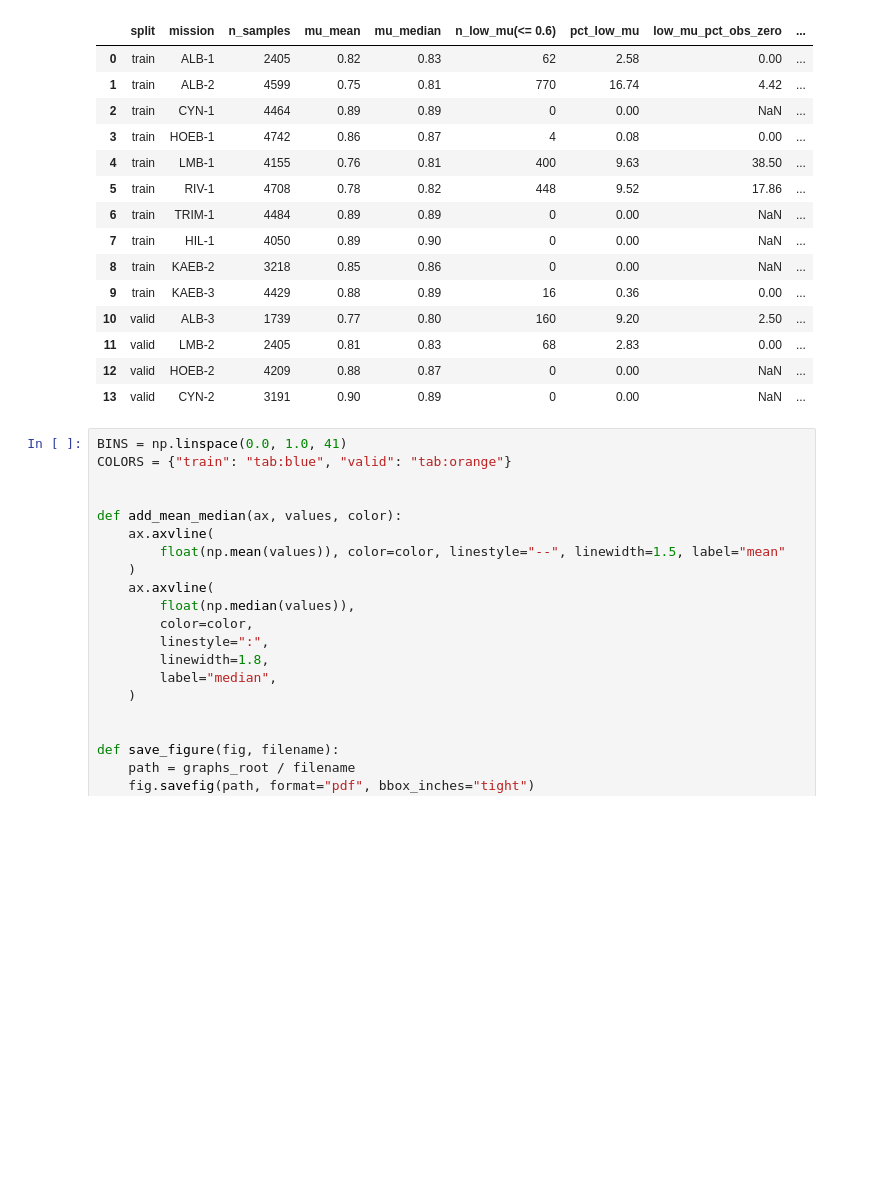
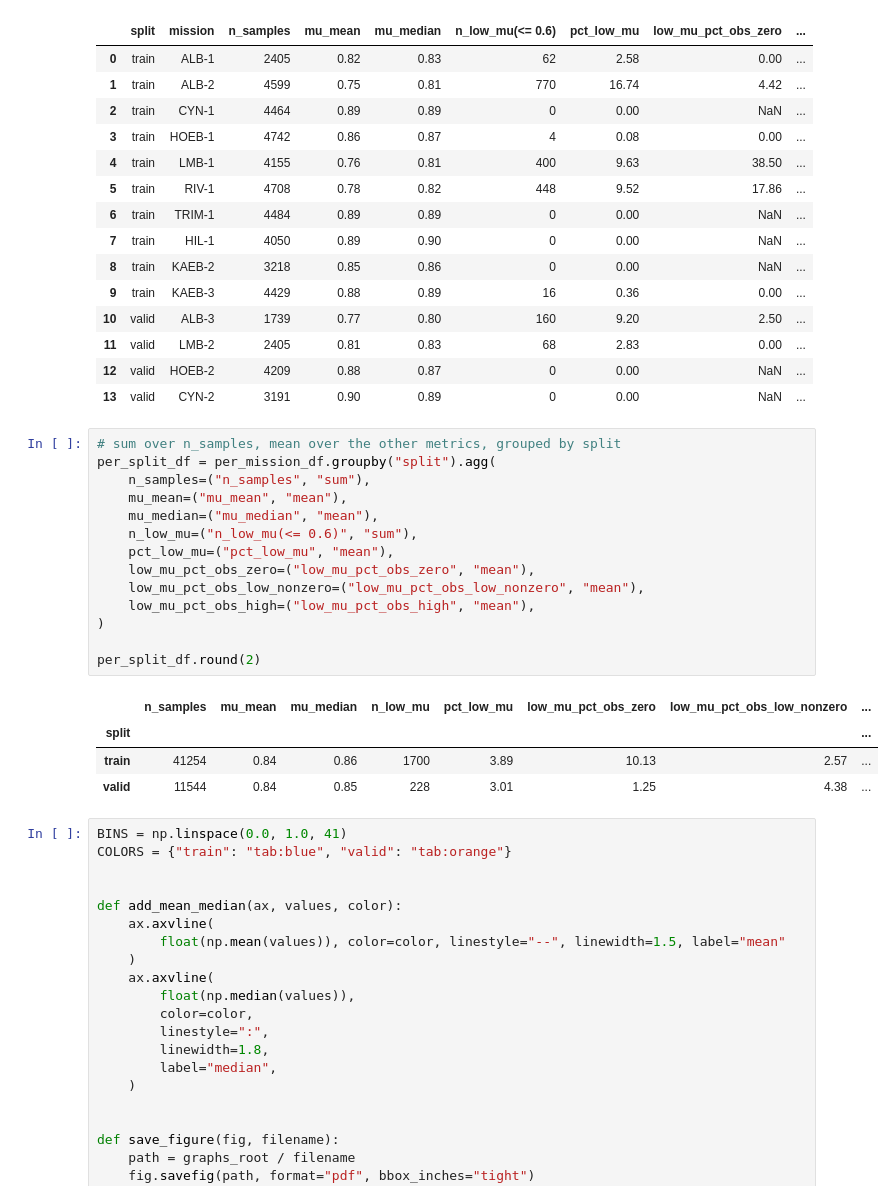
Before and after one commit to LucaMertens/master-thesis-lmertens, a Jupyter notebook: training/traversability_network/notebooks/train_val_label_statistics.ipynb, the cells around one changed output. Cells and saved outputs as stored; diff of their text form; blank space fills up the shorter version.

```diff
--- a/training/traversability_network/notebooks/train_val_label_statistics.ipynb
+++ b/training/traversability_network/notebooks/train_val_label_statistics.ipynb
@@ -163,6 +163,25 @@ per_mission_df.round(2)
 | 11 | valid | LMB-2 | 2405 | 0.81 | 0.83 | 68 | 2.83 | 0.00 | ... |
 | 12 | valid | HOEB-2 | 4209 | 0.88 | 0.87 | 0 | 0.00 | NaN | ... |
 | 13 | valid | CYN-2 | 3191 | 0.90 | 0.89 | 0 | 0.00 | NaN | ... |
+# %%
+# sum over n_samples, mean over the other metrics, grouped by split
+per_split_df = per_mission_df.groupby("split").agg(
+    n_samples=("n_samples", "sum"),
+    mu_mean=("mu_mean", "mean"),
+    mu_median=("mu_median", "mean"),
+    n_low_mu=("n_low_mu(<= 0.6)", "sum"),
+    pct_low_mu=("pct_low_mu", "mean"),
+    low_mu_pct_obs_zero=("low_mu_pct_obs_zero", "mean"),
+    low_mu_pct_obs_low_nonzero=("low_mu_pct_obs_low_nonzero", "mean"),
+    low_mu_pct_obs_high=("low_mu_pct_obs_high", "mean"),
+)
+
+per_split_df.round(2)
+# %% [output]
+|  | n_samples | mu_mean | mu_median | n_low_mu | pct_low_mu | low_mu_pct_obs_zero | low_mu_pct_obs_low_nonzero | ... |
+| split |  |  |  |  |  |  |  | ... |
+| train | 41254 | 0.84 | 0.86 | 1700 | 3.89 | 10.13 | 2.57 | ... |
+| valid | 11544 | 0.84 | 0.85 | 228 | 3.01 | 1.25 | 4.38 | ... |
 # %%
 BINS = np.linspace(0.0, 1.0, 41)
 COLORS = {"train": "tab:blue", "valid": "tab:orange"}
```
Also changed, not shown: 3 other files.
